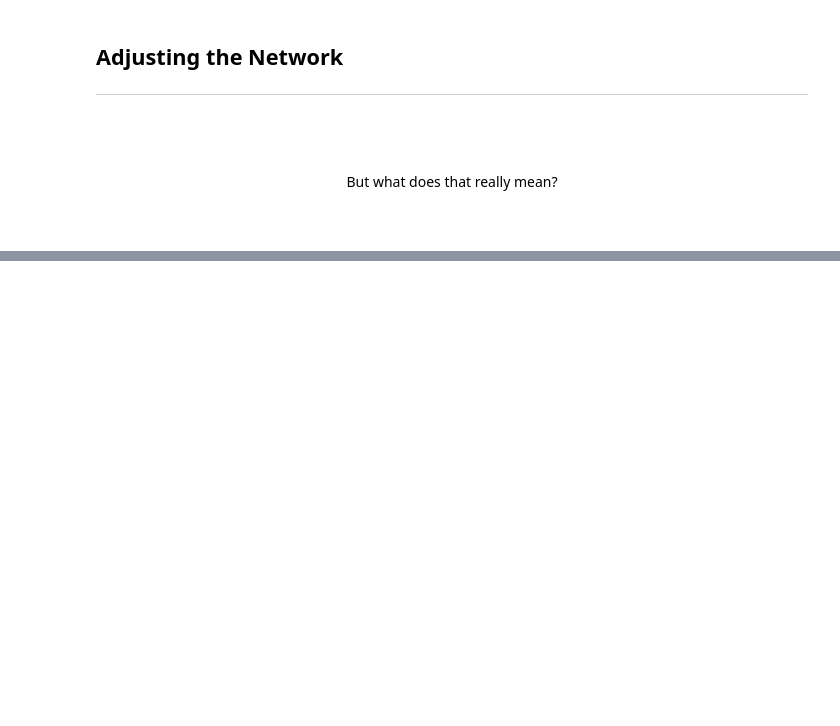
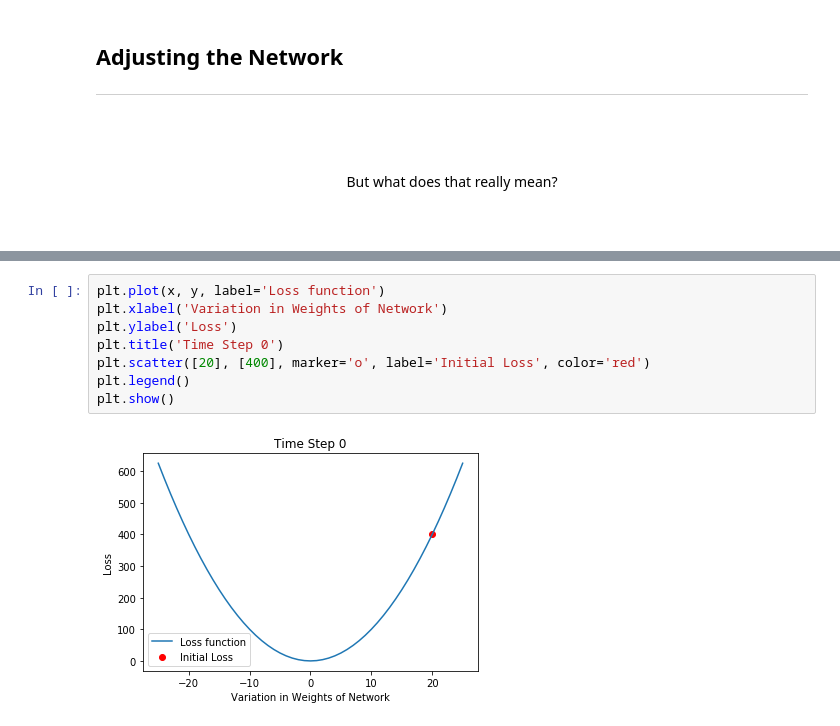
Before and after one commit to ashermancinelli/tensorflow-talk, a Jupyter notebook: slides.ipynb, the cells around one changed output, grey strips where cells are left out. Cells and saved outputs as stored; diff of their text form; blank space fills up the shorter version.

```diff
--- a/slides.ipynb
+++ b/slides.ipynb
@@ -100,0 +138,10 @@ Feeding inputs through the network...<br><br>
+# %%
+plt.plot(x, y, label='Loss function')
+plt.xlabel('Variation in Weights of Network')
+plt.ylabel('Loss')
+plt.title('Time Step 0')
+plt.scatter([20], [400], marker='o', label='Initial Loss', color='red')
+plt.legend()
+plt.show()
+# %% [output]
+[figure, added]
```
Also changed, not shown: parts of 36 cells of this notebook, 9 other files.
